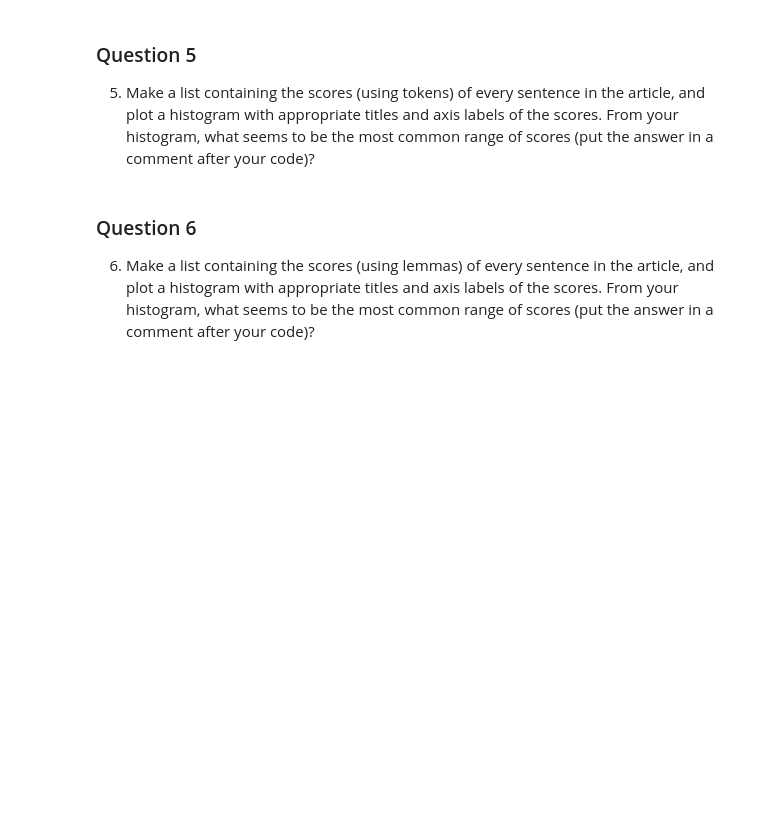
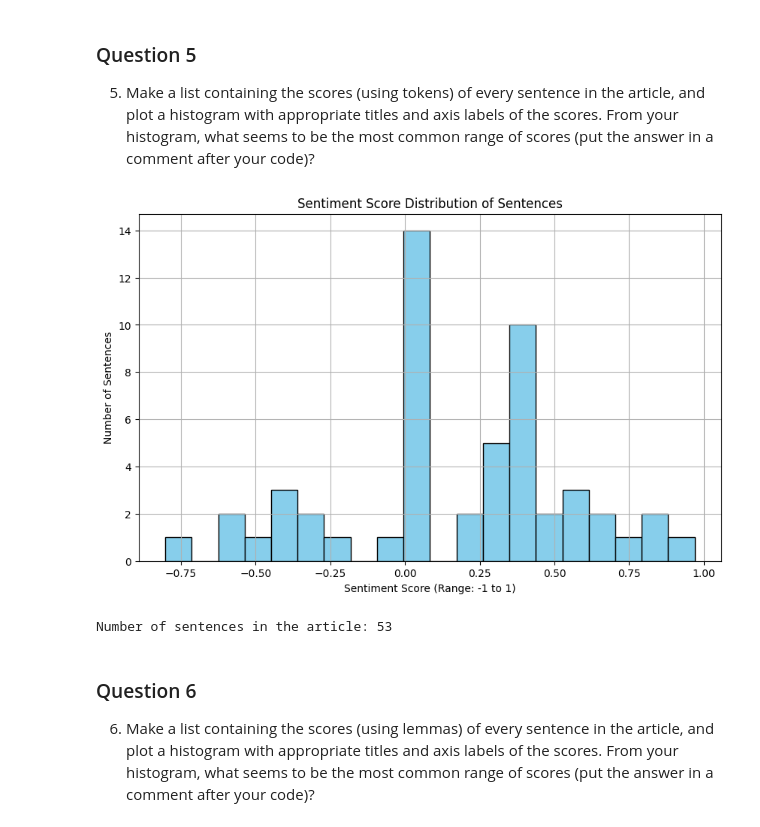
Before and after one commit to SMStclair/Sean_final, a Jupyter notebook: article-summarizer.ipynb, the cells around one changed output. Drawn from its saved outputs; the diff is of its cells as text; code cells hidden in the pictures; blank space fills up the shorter version.

```diff
--- a/article-summarizer.ipynb
+++ b/article-summarizer.ipynb
@@ -60,3 +133,19 @@ To download the necessary data, simply run
 # %% [markdown]
 ### Question 4
 4. Load the article text into a trained `spaCy` pipeline, and determine the 5 most frequent lemmas (converted to lower case).  Print the common lemmas with an appropriate label.  Additionally, print the lemmas with their frequencies (with appropriate labels).
+# %%
+nlp = spacy.load("en_core_web_sm")
+file_path = 'article_html.pkl'
+with open(file_path, 'rb') as file:
+    html_content = pickle.load(file)
+soup = BeautifulSoup(html_content, 'html.parser')
+article_text = soup.get_text()
+doc = nlp(article_text)
+
+lemmas = [token.lemma_.lower() for token in doc if token.is_alpha and not token.is_stop]
+lemmas_freq = Counter(lemmas)
+most_common_lemmas = lemmas_freq.most_common(5)
+
+print("Top 5 Most Frequent Lemmas (with Frequency):")
+for lemma, freq in most_common_lemmas:
+    print(f"Lemma: '{lemma}', Frequency: {freq}")
@@ -63,6 +159,37 @@ To download the necessary data, simply run
 # %% [markdown]
 ### Question  5
 5. Make a list containing the scores (using tokens) of every sentence in the article, and plot a histogram with appropriate titles and axis labels of the scores. From your histogram, what seems to be the most common range of scores (put the answer in a comment after your code)?
+# %%
+nlp = spacy.load("en_core_web_sm")
+file_path = 'article_html.pkl'
+with open(file_path, 'rb') as file:
+    html_content = pickle.load(file)
+
+soup = BeautifulSoup(html_content, 'html.parser')
+article_text = soup.get_text()
+doc = nlp(article_text)
+sentences = list(doc.sents)
+
+sia = SentimentIntensityAnalyzer()
+sentiment_scores = []
+
+for sentence in sentences:
+    score = sia.polarity_scores(sentence.text)
+    sentiment_scores.append(score['compound'])
+
+plt.figure(figsize=(10, 6))
+plt.hist(sentiment_scores, bins=20, color='skyblue', edgecolor='black')
+plt.title('Sentiment Score Distribution of Sentences')
+plt.xlabel('Sentiment Score (Range: -1 to 1)')
+plt.ylabel('Number of Sentences')
+plt.grid(True)
+plt.show()
+
+print(f"Number of sentences in the article: {len(sentences)}")
+# The most common range of sentiment scores appears to be between 0.0 and 0.4, indicating a somewhat positive tone.
+# %% [output]
+[figure, added]
+Number of sentences in the article: 53
 # %% [markdown]
 ### Question  6
 6. Make a list containing the scores (using lemmas) of every sentence in the article, and plot a histogram with appropriate titles and axis labels of the scores.  From your histogram, what seems to be the most common range of scores (put the answer in a comment after your code)?
```
Also changed, not shown: parts of 17 cells of this notebook, 2 other files.
